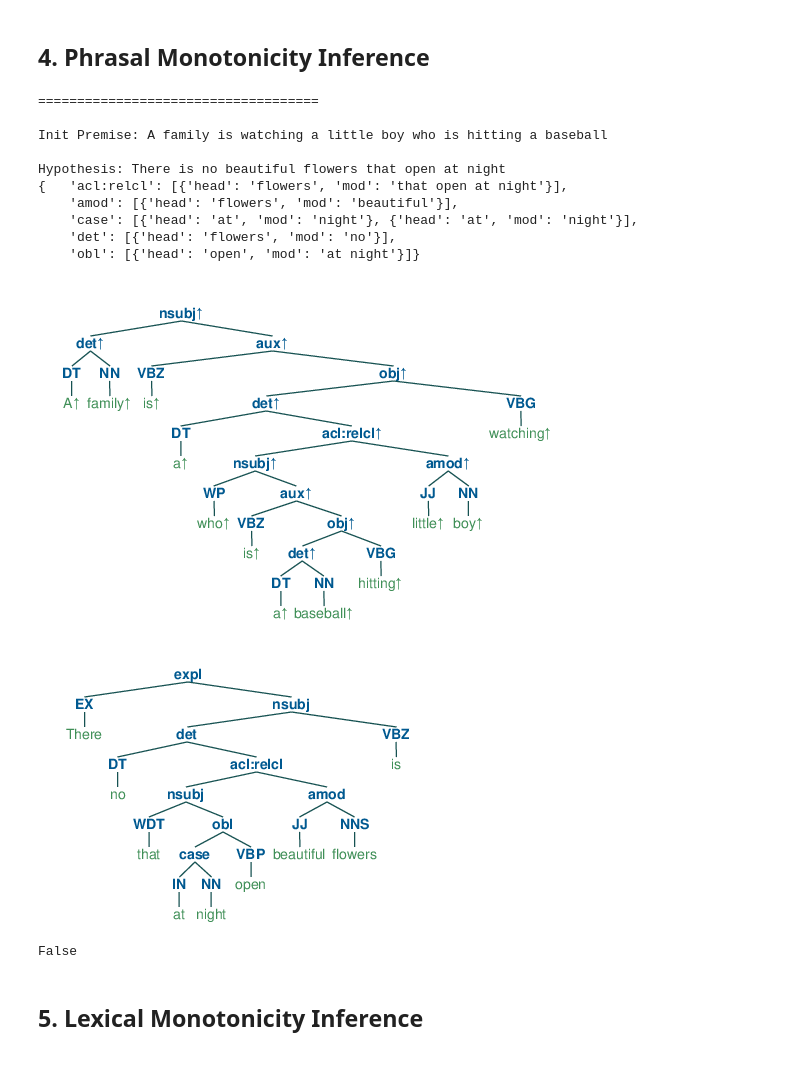
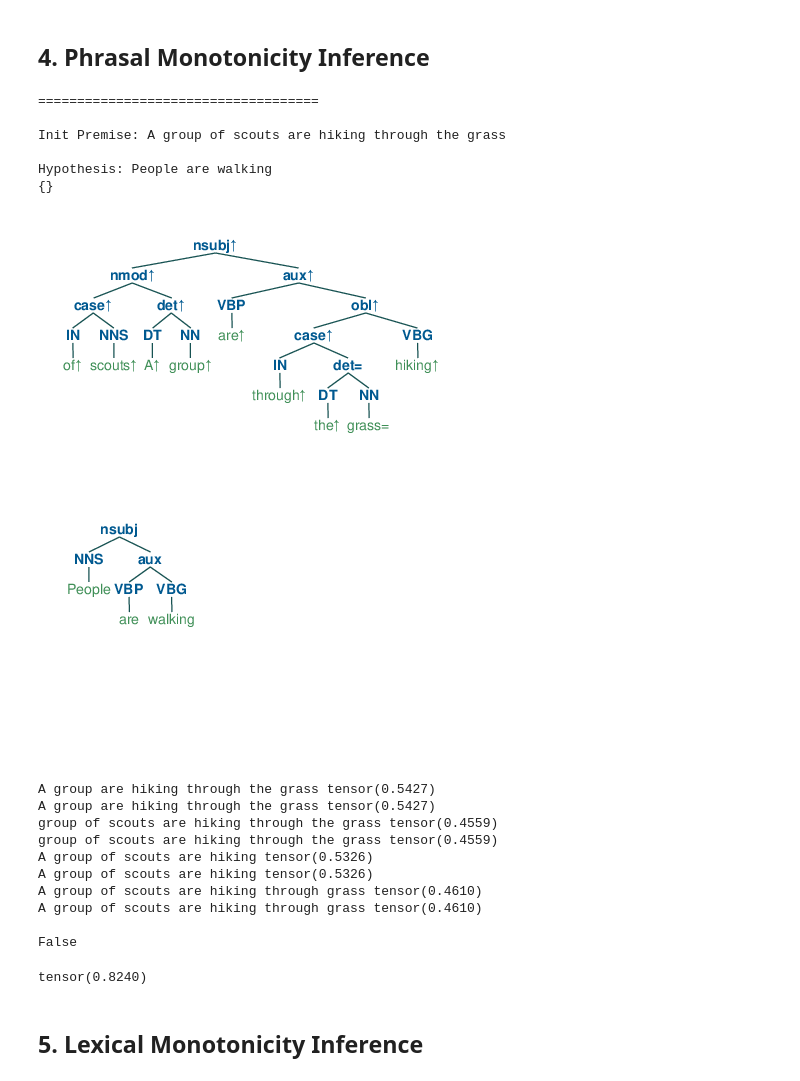
Before and after one commit to eric11eca/NeuralLog, a Jupyter notebook: src/UdepLog.ipynb, the cells around one changed output. Cells and saved outputs as stored; diff of their text form; code cells hidden in the pictures.

```diff
--- a/src/UdepLog.ipynb
+++ b/src/UdepLog.ipynb
@@ -75,6 +75,6 @@ from Udep2Mono.polarization import PolarizationPipeline
 # %%
 from sentence_transformers import SentenceTransformer, util
-sentenceTransformer = SentenceTransformer("roberta-base-nli-stsb-mean-tokens")
+sentenceTransformer = SentenceTransformer("roberta-large-nli-stsb-mean-tokens")
 sentenceTransformer.to('cuda')
 
 def inference_sts(seq1s, seq2s, dist=False):
@@ -456,8 +456,8 @@ class PhrasalGenerator:
             return
 
         similarity = inference_sts([sentence], [self.hypothesis])
-        #print(sentence, similarity)
-        if similarity > 0.8:
+        print(sentence, similarity)
+        if similarity > 0.6:
             self.tree_log.append((tree_copy, sentence, similarity))
         if similarity > 0.97:
             self.tree_log = []
@@ -554,8 +554,8 @@ def collect_modifiers(tree, sent_set, mod_type="NN"):
 import pprint
 pp = pprint.PrettyPrinter(indent=4)
 
-up = ["A family is watching a little boy who is hitting a baseball."]
-up_h = ["There is no beautiful flowers that open at night"]
+up = ["A group of scouts are hiking through the grass"]
+up_h = ["People are walking"]
 
 annotations = []
 phrasalGenerator = PhrasalGenerator()
@@ -581,43 +581,52 @@ for i in range(len(up)):
     collect_modifiers(h_tree, phrases, mod_type="VB")
     annotation = pipeline.single_polarization(premise)
 
     phrasalGenerator.kb = phrases
     phrasalGenerator.hypothesis = hypothesis.replace(',', '')
     pp.pprint(phrasalGenerator.kb)
 
     polarized = pipeline.postprocess(annotation['polarized_tree'], {})
     btreeViz = Tree.fromstring(polarized.replace('[', '(').replace(']', ')'))
     jupyter_draw_nltk_tree(btreeViz)
 
     polarized = pipeline.postprocess(h_tree, {})
     btreeViz = Tree.fromstring(polarized.replace('[', '(').replace(']', ')'))
     jupyter_draw_nltk_tree(btreeViz)
 
     phrasalGenerator.deptree_generate(
         annotation['polarized_tree'],
         annotation['annotated'], tokens)
 
     for gen_tree in phrasalGenerator.tree_log:
         #leaves = gen_tree[0].sorted_leaves().popkeys()
         #sentence = ' '.join([x[0] for x in leaves])
         print((gen_tree[1], gen_tree[2]))
 
     print(*phrasalGenerator.sent_log, sep="\n")
     print(phrasalGenerator.stop_critarion)
 # %% [output]
 ====================================
 
-Init Premise: A family is watching a little boy who is hitting a baseball
+Init Premise: A group of scouts are hiking through the grass
 
-Hypothesis: There is no beautiful flowers that open at night
-{   'acl:relcl': [{'head': 'flowers', 'mod': 'that open at night'}],
-    'amod': [{'head': 'flowers', 'mod': 'beautiful'}],
-    'case': [{'head': 'at', 'mod': 'night'}, {'head': 'at', 'mod': 'night'}],
-    'det': [{'head': 'flowers', 'mod': 'no'}],
-    'obl': [{'head': 'open', 'mod': 'at night'}]}
+Hypothesis: People are walking
+{}
-[figure, old version]
+[figure, new version]
-[figure, old version]
+[figure, new version]
+A group are hiking through the grass tensor(0.5427)
+A group are hiking through the grass tensor(0.5427)
+group of scouts are hiking through the grass tensor(0.4559)
+group of scouts are hiking through the grass tensor(0.4559)
+A group of scouts are hiking tensor(0.5326)
+A group of scouts are hiking tensor(0.5326)
+A group of scouts are hiking through grass tensor(0.4610)
+A group of scouts are hiking through grass tensor(0.4610)
+
 False
+# %%
+inference_sts("A yellow dog is sleeping", "A dog is sleeping")
+# %% [output]
+tensor(0.8240)
 # %% [markdown]
 ## 5. Lexical Monotonicity Inference
 # %%
```
Also changed, not shown: parts of 16 cells of this notebook, 5 other files.
